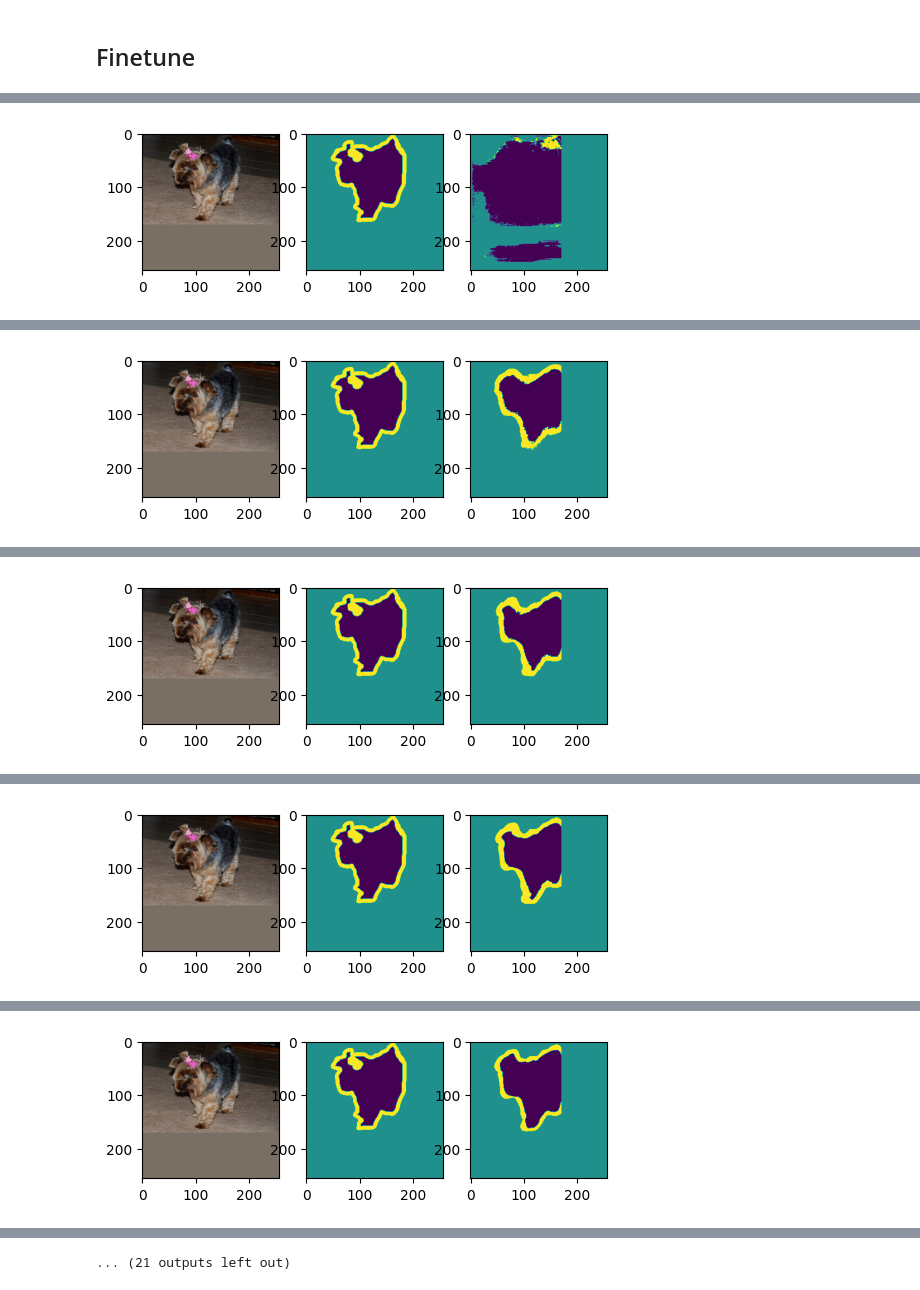
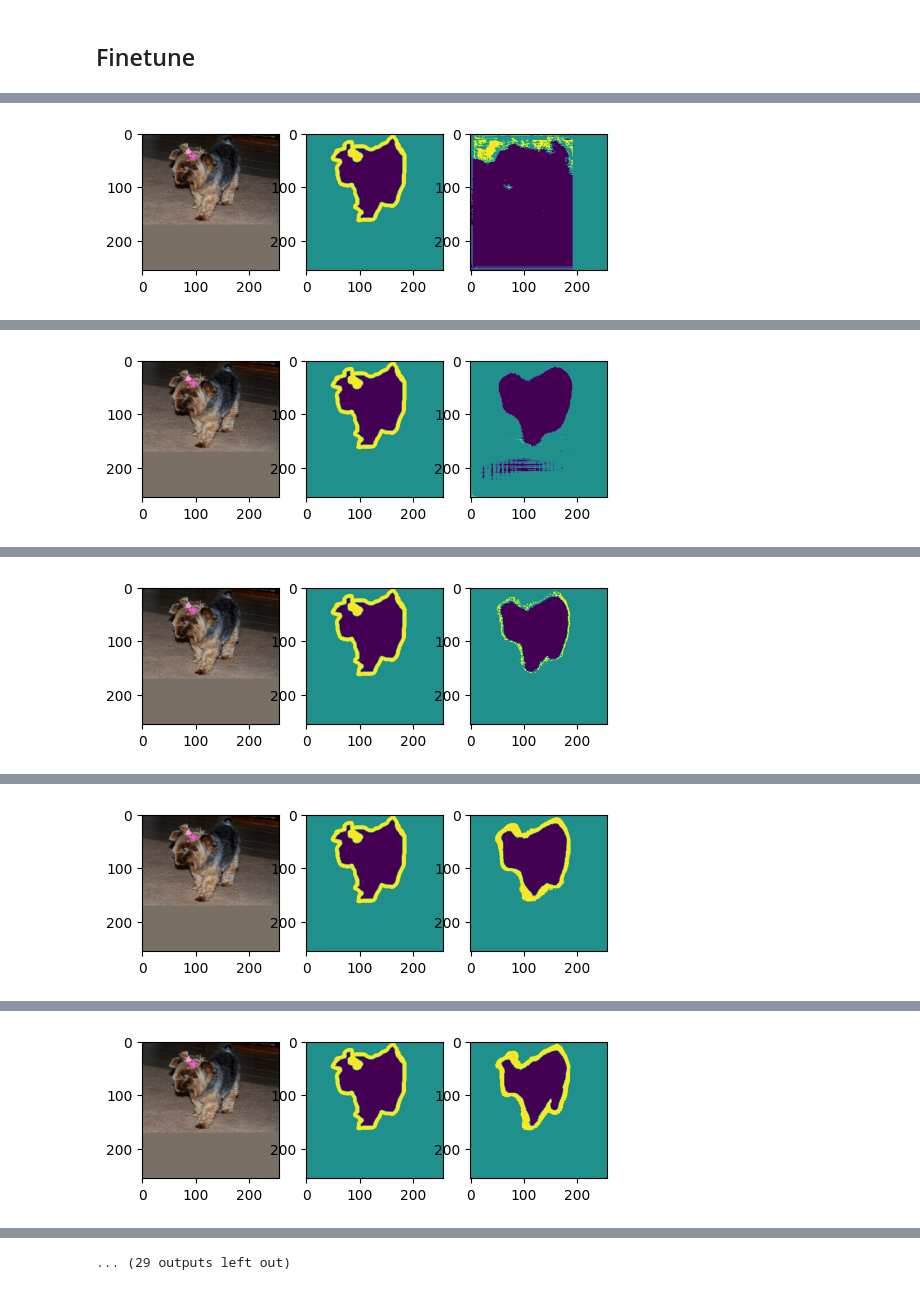
Before and after one commit to TeCai/comp0197, a Jupyter notebook: Final Notebooks/semi_supervised.ipynb, the cells around one changed output, grey strips where cells are left out. Drawn from its saved outputs; the diff is of its cells as text; code cells hidden in the pictures.

```diff
--- a/Final Notebooks/semi_supervised.ipynb
+++ b/Final Notebooks/semi_supervised.ipynb
@@ -151,0 +157,10 @@ print(len(upper_train_set))
+# %%
+total_train_ids = np.concatenate([labelled_ids,train_ids])
+length = len(total_train_ids)
+portion = 0.4
+
+
+
+ex_train_ids = total_train_ids[:int(length*portion)]
+ex_train_set = base_train_set = Finetune_set(test_img[ex_train_ids], test_label[ex_train_ids], test_mask[ex_train_ids], test_size[ex_train_ids])
+print(f'totally {length} train data available, {portion} of them is used')
@@ -157,7 +174,7 @@ valid_loader = DataLoader(valid_set, shuffle=False, batch_size=batch_size, num_w
 test_loader = DataLoader(test_set, shuffle=False, batch_size=batch_size, num_workers=2)
 
 # need to choice which trainset to use
-train_loader = DataLoader(base_train_set, shuffle=True, batch_size=batch_size, num_workers=2)
+train_loader = DataLoader(ex_train_set, shuffle=True, batch_size=batch_size, num_workers=2)
 
 upper_train_loader = DataLoader(upper_train_set, shuffle=True, batch_size=batch_size, num_workers=2)
 # %% [markdown]
@@ -217,7 +234,7 @@ inference(img[0], label[0], mask[0], size[0], finetune, device)
 ## Finetune
 # %%
 lr = 3e-4
-warm_up = 500
+warm_up = 250
 save_step = 50
 training_step = 5000
 
@@ -225,7 +242,7 @@ criterion = nn.CrossEntropyLoss()
 optimizer = optim.AdamW(finetune.parameters(), lr=lr)
 scheduler = get_linear_schedule_with_warmup(optimizer, num_warmup_steps=warm_up ,num_training_steps=training_step)
 # %%
-model_name = 'jieming_semi_supervised'
+model_name = 'TC_semi_supervised_portion='+str(portion)
 
 loss_list = []
 valid_loss_list = []
@@ -270,31 +287,44 @@ while True:
 
             inference(img[1], label[1], mask[1], size[1], finetune, device)
 
-            model_state_dict = {'encoder': finetune.encoder.state_dict(),
+            # model_state_dict = {'encoder': finetune.encoder.state_dict(),
+            #                     'decoder': finetune.decoder.state_dict(),
+            #                     'mask': finetune.segmentation_head.state_dict(),
+            #                     'optimizer': optimizer.state_dict(),
+            #                     'scheduler': scheduler.state_dict()}
+            # torch.save(model_state_dict, f'/content/drive/MyDrive/0197Group/Model/{model_name}.pth')
+            # print(f'Model checkpoint saved at step {step}')
+            # print(40*'-')
+
+            if len(valid_loss_list) > 3:
+              if valid_loss >= best_loss:
+                stop += 1
+                print("Over fitting warning")
+                print(f"stop: {stop}")
+              else:
+                best_loss = valid_loss
+                stop = 0
+                model_state_dict = {'encoder': finetune.encoder.state_dict(),
                                 'decoder': finetune.decoder.state_dict(),
                                 'mask': finetune.segmentation_head.state_dict(),
                                 'optimizer': optimizer.state_dict(),
                                 'scheduler': scheduler.state_dict()}
-            torch.save(model_state_dict, f'/content/drive/MyDrive/0197Group/Model/{model_name}.pth')
-            print(f'Model checkpoint saved at step {step}')
-            print(40*'-')
+                torch.save(model_state_dict, f'/content/drive/MyDrive/0197Group/Model/{model_name}.pth')
+                print(f'Model checkpoint saved at step {step}')
+                print(40*'-')
 
-            if len(valid_loss_list) > 3:
-              if valid_loss >= valid_loss_list[-2]:
-                stop += 1
-                print("Over fitting warning")
-                print(f"stop: {stop}")
-              else:
-                stop = 0
 
-    if stop >= 3:
-        model_state_dict = {'encoder': finetune.encoder.state_dict(),
-                        'decoder': finetune.decoder.state_dict(),
-                        'mask': finetune.segmentation_head.state_dict(),
-                        'optimizer': optimizer.state_dict(),
-                        'scheduler': scheduler.state_dict()}
-        torch.save(model_state_dict, f'/content/drive/MyDrive/0197Group/Model/{model_name}.pth')
-        print(f'Model checkpoint saved at step {step}')
+        if stop >= 5:
+          break
+
+    if stop >= 5:
+        # model_state_dict = {'encoder': finetune.encoder.state_dict(),
+        #                 'decoder': finetune.decoder.state_dict(),
+        #                 'mask': finetune.segmentation_head.state_dict(),
+        #                 'optimizer': optimizer.state_dict(),
+        #                 'scheduler': scheduler.state_dict()}
+        # torch.save(model_state_dict, f'/content/drive/MyDrive/0197Group/Model/{model_name}.pth')
+        # print(f'Model checkpoint saved at step {step}')
         print('Early stopped at step: ', step)
         break
 
@@ -308,3 +338,3 @@ Averaged Train Loss: 0.91300205, Validation Loss: 0.86607785
-[figure, old version]
+[figure, new version]
 Model checkpoint saved at step 50
 ----------------------------------------
@@ -312,3 +342,3 @@ Averaged Train Loss: 0.71363665, Validation Loss: 0.40989025
-[figure, old version]
+[figure, new version]
 Model checkpoint saved at step 100
 ----------------------------------------
@@ -316,3 +346,3 @@ Averaged Train Loss: 0.58290903, Validation Loss: 0.27265353
-[figure, old version]
+[figure, new version]
 Model checkpoint saved at step 150
 ----------------------------------------
@@ -320,3 +350,3 @@ Averaged Train Loss: 0.49395455, Validation Loss: 0.21835530
-[figure, old version]
+[figure, new version]
 Model checkpoint saved at step 200
 ----------------------------------------
@@ -324,3 +355,3 @@ Averaged Train Loss: 0.43122281, Validation Loss: 0.19894493
-[figure, old version]
+[figure, new version]
 Model checkpoint saved at step 250
 ----------------------------------------
@@ -329,4 +361,4 @@ Averaged Train Loss: 0.38557053, Validation Loss: 0.18102779
-... (21 outputs left out)
+... (29 outputs left out)
 # %%
 plt.figure(figsize=(6,4))
 plt.plot(loss_list, 'r--')
```
Also changed, not shown: parts of 12 cells of this notebook.
